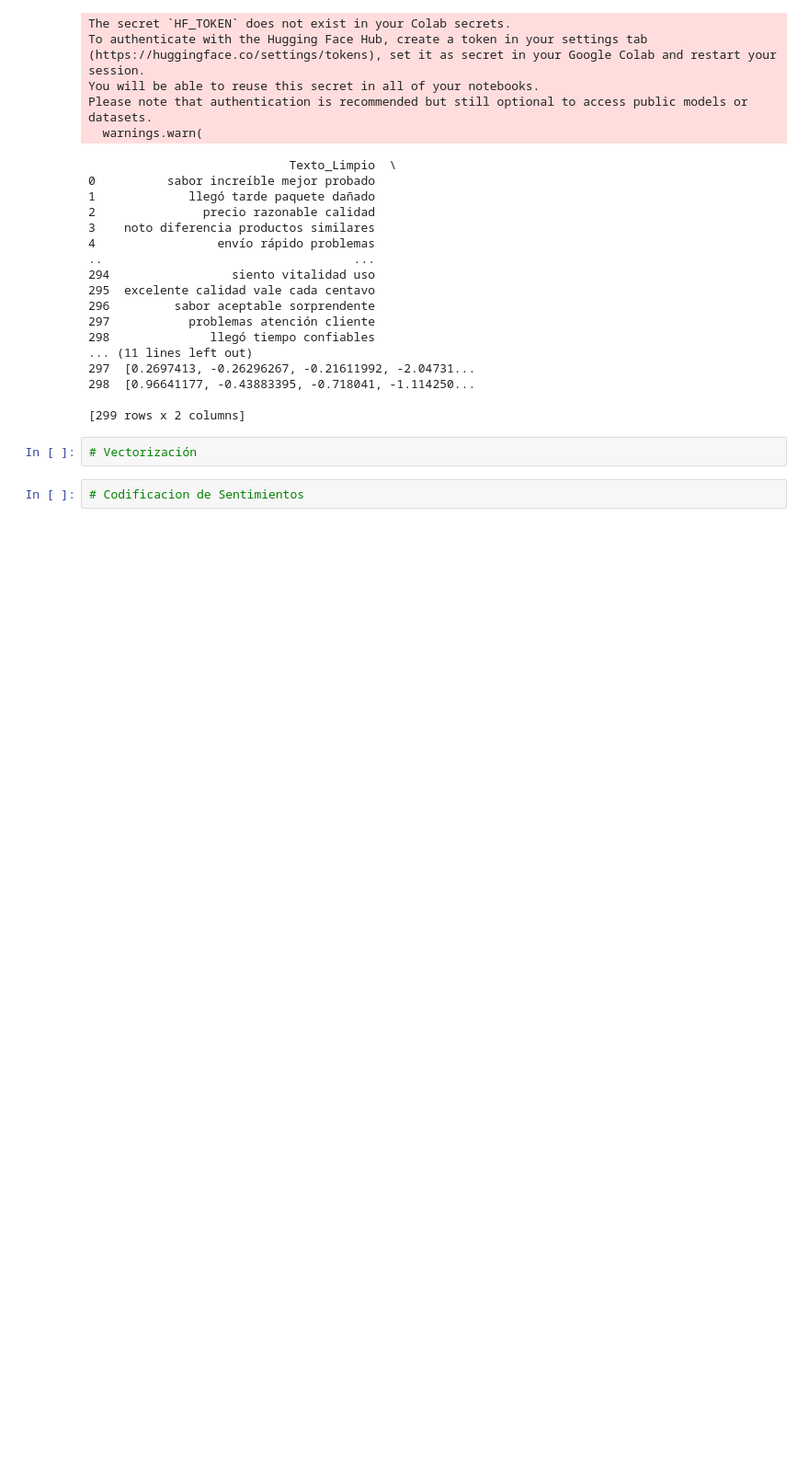
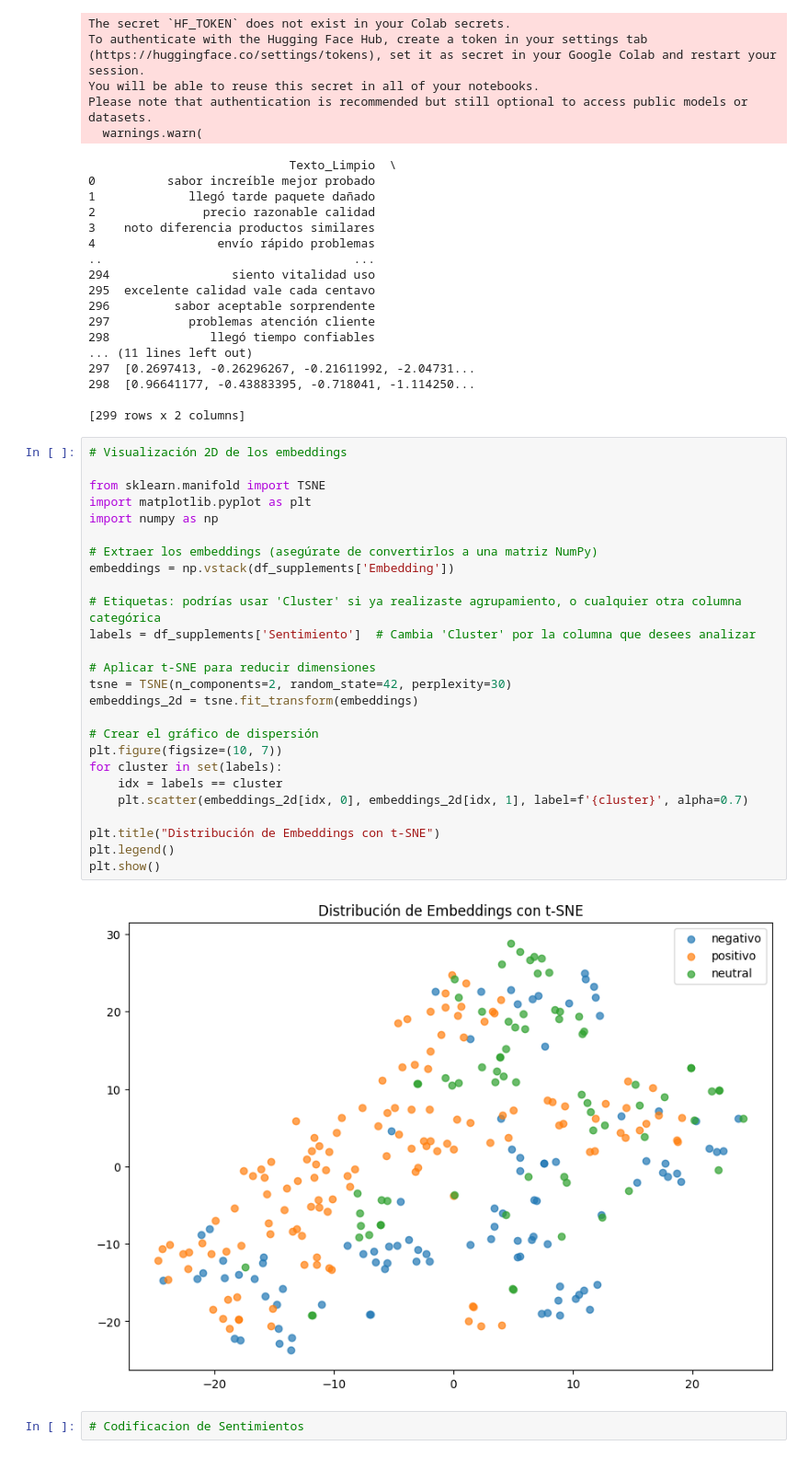
Before and after one commit to Dantelarroy/suplements-chatbot, a Jupyter notebook: Supplements_chatbot.ipynb, the cells around one changed output. Shown at 92% size. Cells and saved outputs as stored; diff of their text form; blank space fills up the shorter version.

```diff
--- a/Supplements_chatbot.ipynb
+++ b/Supplements_chatbot.ipynb
@@ -585,8 +592,34 @@ Please note that authentication is recommended but still optional to access publ
 298  [0.96641177, -0.43883395, -0.718041, -1.114250...
 
 [299 rows x 2 columns]
-# %%
-# Vectorización
+# %%
+# Visualización 2D de los embeddings
+
+from sklearn.manifold import TSNE
+import matplotlib.pyplot as plt
+import numpy as np
+
+# Extraer los embeddings (asegúrate de convertirlos a una matriz NumPy)
+embeddings = np.vstack(df_supplements['Embedding'])
+
+# Etiquetas: podrías usar 'Cluster' si ya realizaste agrupamiento, o cualquier otra columna categórica
+labels = df_supplements['Sentimiento']  # Cambia 'Cluster' por la columna que desees analizar
+
+# Aplicar t-SNE para reducir dimensiones
+tsne = TSNE(n_components=2, random_state=42, perplexity=30)
+embeddings_2d = tsne.fit_transform(embeddings)
+
+# Crear el gráfico de dispersión
+plt.figure(figsize=(10, 7))
+for cluster in set(labels):
+    idx = labels == cluster
+    plt.scatter(embeddings_2d[idx, 0], embeddings_2d[idx, 1], label=f'{cluster}', alpha=0.7)
+
+plt.title("Distribución de Embeddings con t-SNE")
+plt.legend()
+plt.show()
+# %% [output]
+[figure, added]
 # %%
 # Codificacion de Sentimientos
 # %%
```
Also changed, not shown: parts of 3 cells of this notebook.
